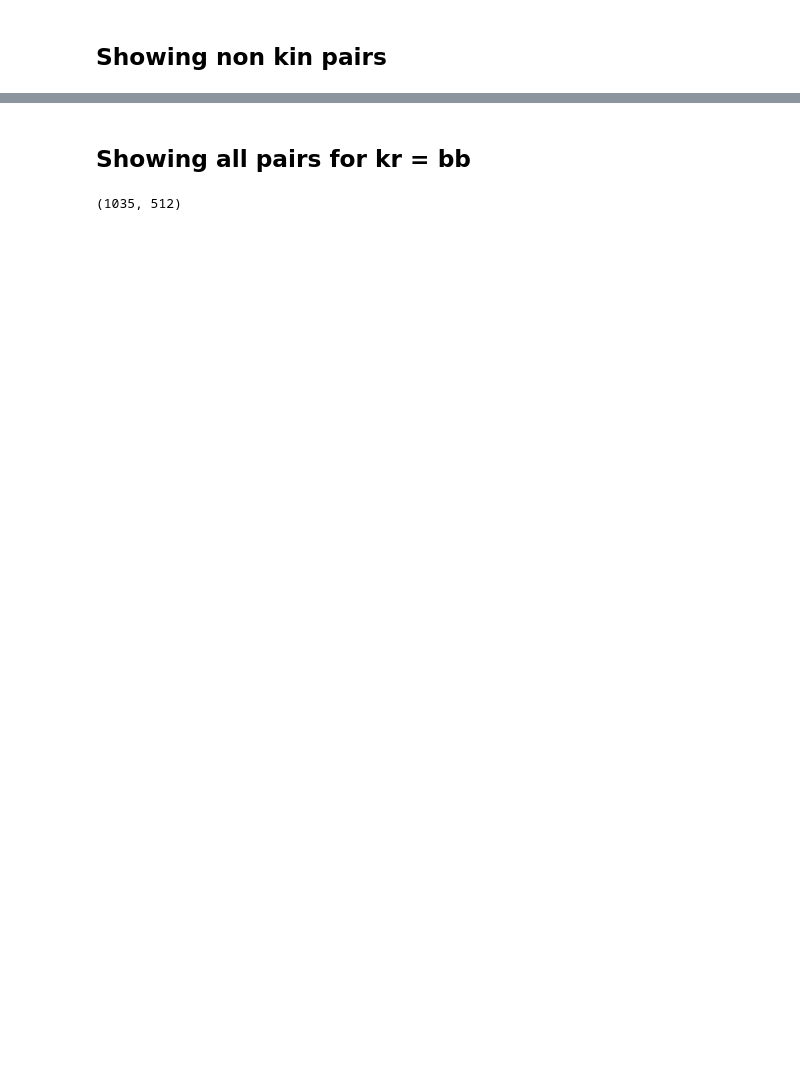
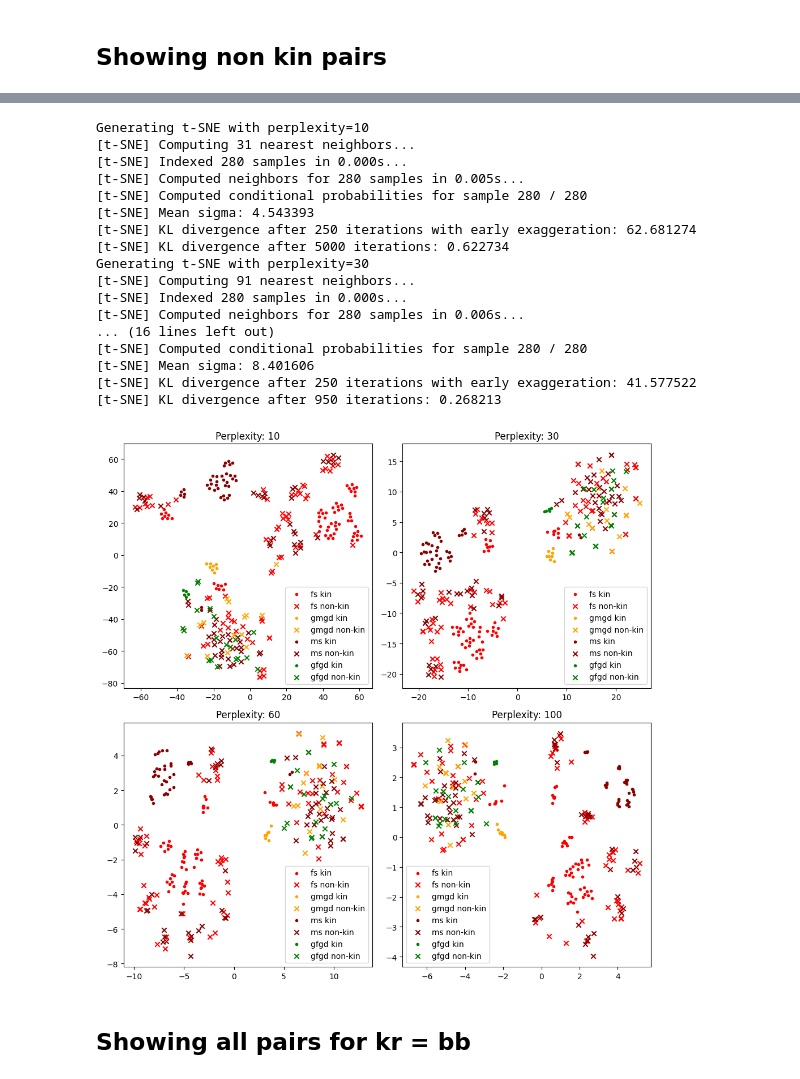
Before and after one commit to vitalwarley/research, a Jupyter notebook: notebooks/tsne_pairs.ipynb, the cells around one changed output, grey strips where cells are left out. Saved outputs shown, nothing was run; the diff lists cells and outputs as text; code cells hidden in the pictures; blank space fills up the shorter version.

```diff
--- a/notebooks/tsne_pairs.ipynb
+++ b/notebooks/tsne_pairs.ipynb
@@ -244,10 +335,27 @@ Generating t-SNE with perplexity=5
-# %% [markdown]
-## Showing all pairs for kr = bb
-# %%
-# Filter embeddings
-e, l = filter_embeddings(embeddings, labels, kin_relation = 'bb')
-e.shape
-# %% [output]
-(1035, 512)
+# %%
+# Plotting
+perplexities = [10, 30, 60, 100]
+plot_embeddings(embeddings, labels, perplexities, face2_fid=250)
+# %% [output]
+Generating t-SNE with perplexity=10
+[t-SNE] Computing 31 nearest neighbors...
+[t-SNE] Indexed 280 samples in 0.000s...
+[t-SNE] Computed neighbors for 280 samples in 0.005s...
+[t-SNE] Computed conditional probabilities for sample 280 / 280
+[t-SNE] Mean sigma: 4.543393
+[t-SNE] KL divergence after 250 iterations with early exaggeration: 62.681274
+[t-SNE] KL divergence after 5000 iterations: 0.622734
+Generating t-SNE with perplexity=30
+[t-SNE] Computing 91 nearest neighbors...
+[t-SNE] Indexed 280 samples in 0.000s...
+[t-SNE] Computed neighbors for 280 samples in 0.006s...
+... (16 lines left out)
+[t-SNE] Computed conditional probabilities for sample 280 / 280
+[t-SNE] Mean sigma: 8.401606
+[t-SNE] KL divergence after 250 iterations with early exaggeration: 41.577522
+[t-SNE] KL divergence after 950 iterations: 0.268213
+[figure, added]
+# %% [markdown]
+## Showing all pairs for kr = bb
 # %%
 # Plotting
```
Also changed, not shown: parts of 16 cells of this notebook, 1 other file.
